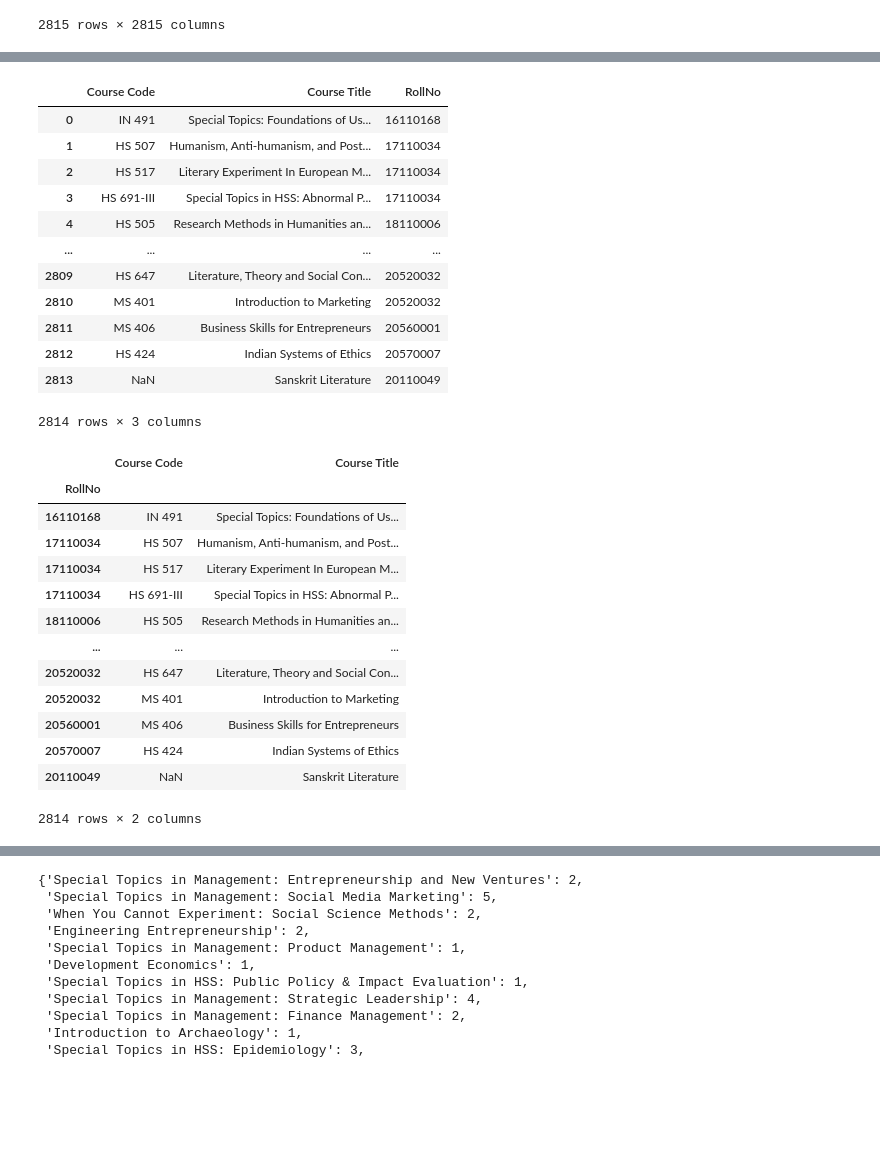
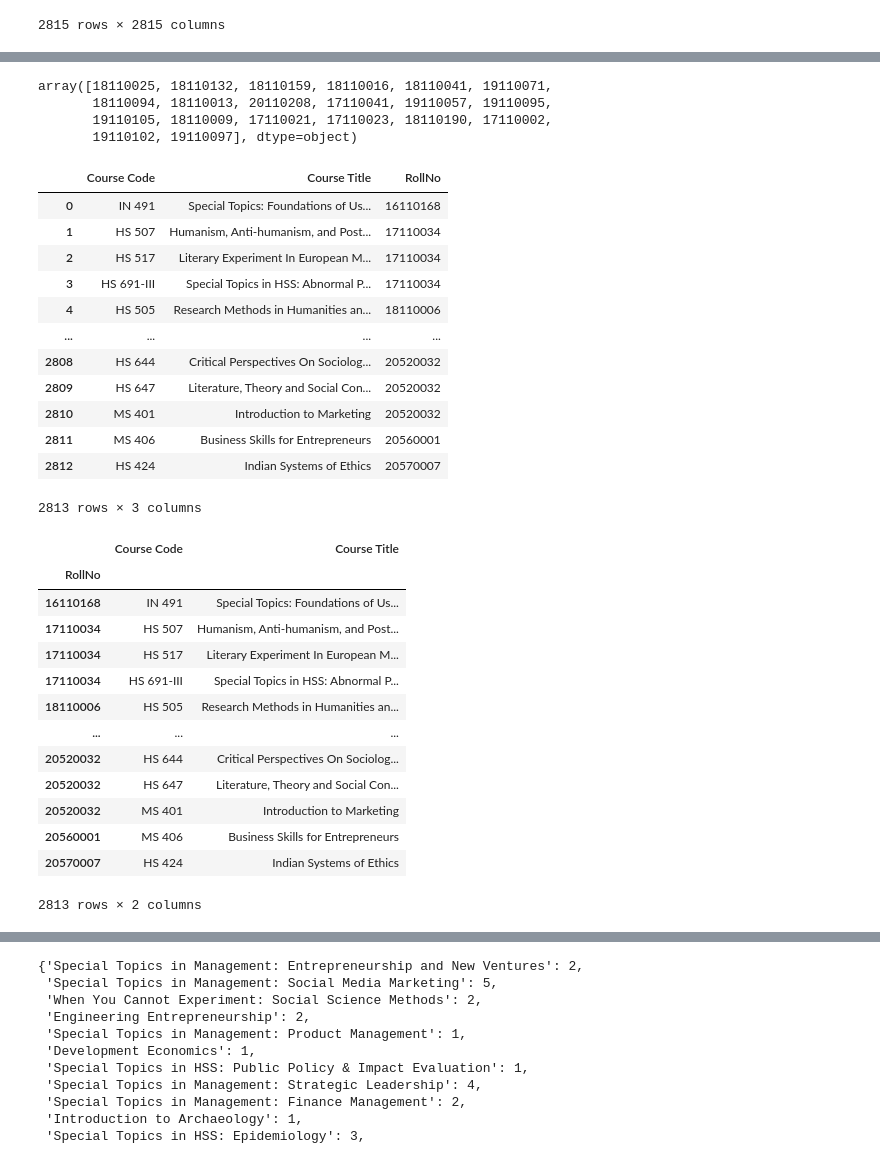
Before and after one commit to Vishal987595/HSS_Recommendation_System, a Jupyter notebook: code_.ipynb, the cells around one changed output, grey strips where cells are left out. Cells and saved outputs as stored; diff of their text form; code cells hidden in the pictures; blank space fills up the shorter version.

```diff
--- a/code_.ipynb
+++ b/code_.ipynb
@@ -131,31 +176,37 @@ def k_nearest_neighbors(A, u, k, sim_matrix):
 usr = usr['RollNo']
 ar = k_nearest_neighbors(df_cp, usr, 20, similarity)
 ar = np.array(ar)
+ar
+# %% [output]
+array([18110025, 18110132, 18110159, 18110016, 18110041, 19110071,
+       18110094, 18110013, 20110208, 17110041, 19110057, 19110095,
+       19110105, 18110009, 17110021, 17110023, 18110190, 17110002,
+       19110102, 19110097], dtype=object)
 # %%
 ''' Made this dataframe because from this dataframe we can get the courses which was taken by
     neighbors of usr  '''
 
-cr = pd.read_excel('data.xlsx')
+cr = pd.read_excel('data_crs.xlsx')
 cr = cr.drop('Program', axis = 1)
 cr = cr.drop('Department', axis = 1)
 cr = cr.drop('Name', axis = 1)
 cr = cr.drop('Semester', axis = 1)
 cr = cr.drop('Year', axis = 1)
 cr
 # %% [output]
 |  | Course Code | Course Title | RollNo |
 | 0 | IN 491 | Special Topics: Foundations of Us... | 16110168 |
 | 1 | HS 507 | Humanism, Anti-humanism, and Post... | 17110034 |
 | 2 | HS 517 | Literary Experiment In European M... | 17110034 |
 | 3 | HS 691-III | Special Topics in HSS: Abnormal P... | 17110034 |
 | 4 | HS 505 | Research Methods in Humanities an... | 18110006 |
 | ... | ... | ... | ... |
+| 2808 | HS 644 | Critical Perspectives On Sociolog... | 20520032 |
 | 2809 | HS 647 | Literature, Theory and Social Con... | 20520032 |
 | 2810 | MS 401 | Introduction to Marketing | 20520032 |
 | 2811 | MS 406 | Business Skills for Entrepreneurs | 20560001 |
 | 2812 | HS 424 | Indian Systems of Ethics | 20570007 |
-| 2813 | NaN | Sanskrit Literature | 20110049 |
-2814 rows × 3 columns
+2813 rows × 3 columns
 # %%
 ''' Set the RollNo as index of dataframe '''
 
@@ -170,12 +221,12 @@ cr
 | 17110034 | HS 691-III | Special Topics in HSS: Abnormal P... |
 | 18110006 | HS 505 | Research Methods in Humanities an... |
 | ... | ... | ... |
+| 20520032 | HS 644 | Critical Perspectives On Sociolog... |
 | 20520032 | HS 647 | Literature, Theory and Social Con... |
 | 20520032 | MS 401 | Introduction to Marketing |
 | 20560001 | MS 406 | Business Skills for Entrepreneurs |
 | 20570007 | HS 424 | Indian Systems of Ethics |
-| 20110049 | NaN | Sanskrit Literature |
-2814 rows × 2 columns
+2813 rows × 2 columns
 # %%
 ''' Earlier we stored the RollNo of neighbors in array "ar" Now using that array and above dataframe consisting
     RollNo as indexes and attributes as Course Code and Course Title we took the courses taken by neigbors of usr
```
Also changed, not shown: parts of 16 cells of this notebook, 1 other file.
